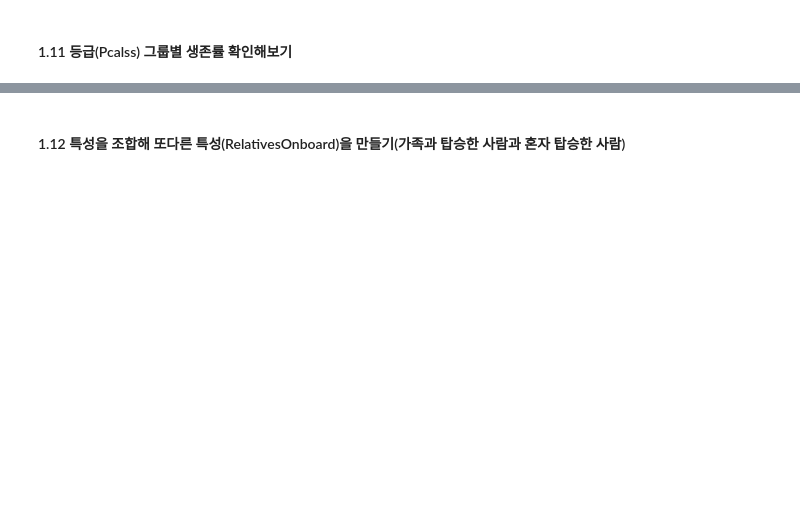
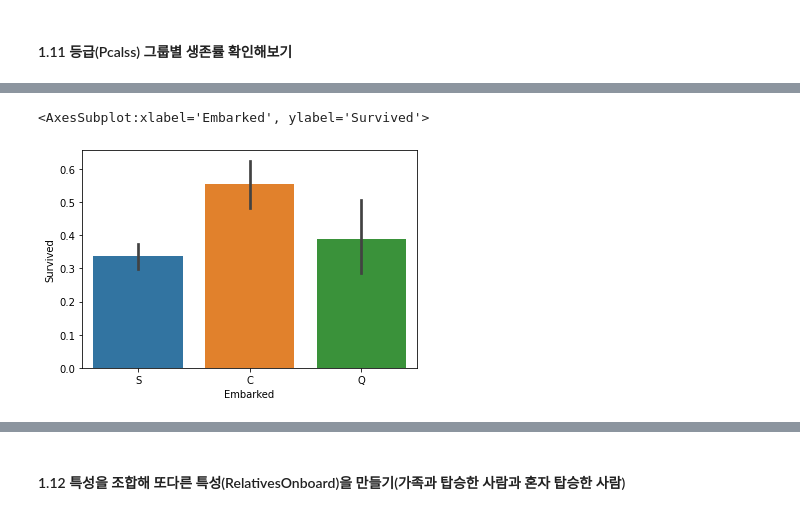
Before and after one commit to xilverh0ya/MyStudy, a Jupyter notebook: 04_ML_DL/(Exercise) Predict survival on the Titanic - using pandas.ipynb, the cells around one changed output, grey strips where cells are left out. Drawn from its saved outputs; the diff is of its cells as text; code cells hidden in the pictures; blank space fills up the shorter version.

```diff
--- a/04_ML_DL/(Exercise) Predict survival on the Titanic - using pandas.ipynb
+++ b/04_ML_DL/(Exercise) Predict survival on the Titanic - using pandas.ipynb
@@ -61,0 +247,5 @@
+# %%
+sns.barplot(data=train_data, x="Embarked", y="Survived") # category 특성 - Embarked, Sex, Pclass
+# %% [output]
+<AxesSubplot:xlabel='Embarked', ylabel='Survived'>
+[figure, added]
```
Also changed, not shown: parts of 65 cells of this notebook, 6 other files.
